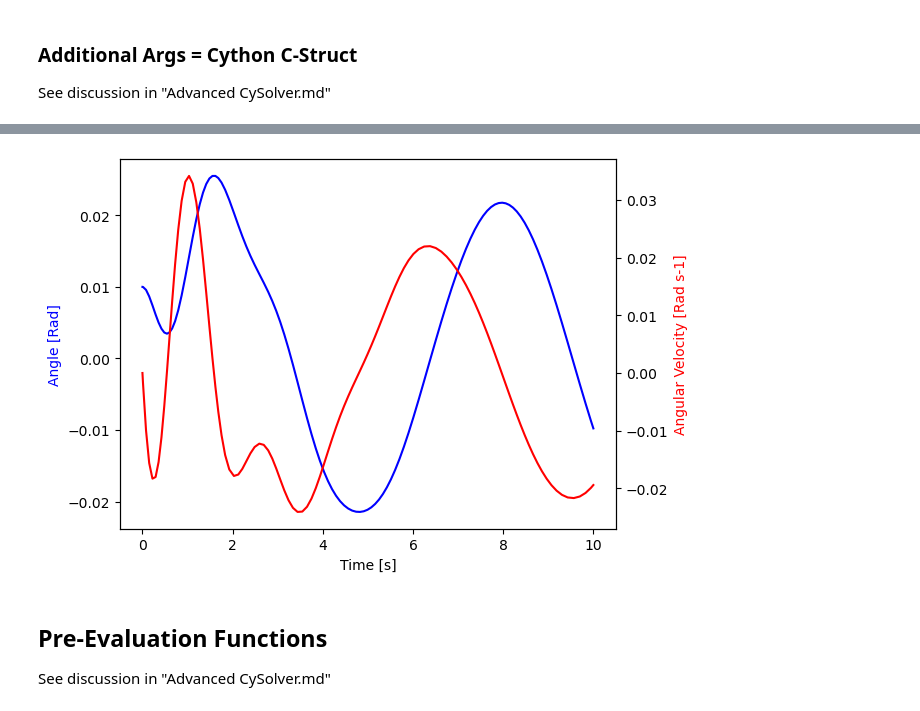
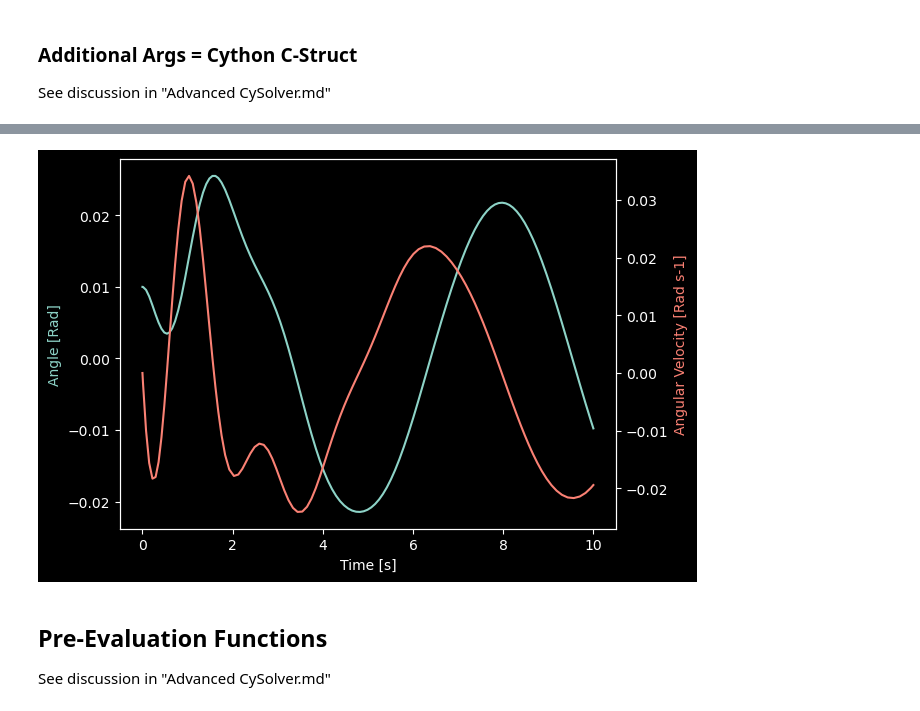
Before and after one commit to jrenaud90/CyRK, a Jupyter notebook: Demos/2 - Advanced CySolver Examples.ipynb, the cells around one changed output, grey strips where cells are left out. Saved outputs shown, nothing was run; the diff lists cells and outputs as text; code cells hidden in the pictures.

```diff
--- a/Demos/2 - Advanced CySolver Examples.ipynb
+++ b/Demos/2 - Advanced CySolver Examples.ipynb
@@ -4,6 +4,7 @@ This notebook showcases some of the advanced functionality of the CySolver backe
 In order to run these cells you need to make sure Cython, Jupyter, CyRK, and Numpy are installed.
 # %%
 import matplotlib.pyplot as plt
+plt.style.use('dark_background')
 # Hack the cython magic so that it can set the correct C++ standard.
 %load_ext Cython
 import sys
@@ -637,14 +640,14 @@ Integration message: Integration completed without issue.
 # %%
 fig, ax = plt.subplots()
 ax2 = ax.twinx()
-ax.plot(result_drag.t, result_drag.y[0], c='b')
-ax2.plot(result_drag.t, result_drag.y[1], c='r')
-ax.set_ylabel("Angle [Rad]", c='b')
+ax.plot(result_drag.t, result_drag.y[0], c='C0')
+ax2.plot(result_drag.t, result_drag.y[1], c='C3')
+ax.set_ylabel("Angle [Rad]", c='C0')
 ax.set_xlabel("Time [s]")
-ax2.set_ylabel("Angular Velocity [Rad s-1]", c='r')
+ax2.set_ylabel("Angular Velocity [Rad s-1]", c='C3')
 plt.show()
 # %% [output]
-[figure, old version]
+[figure, new version]
 # %% [markdown]
 ## Pre-Evaluation Functions
 See discussion in "Advanced CySolver.md"
```
Also changed, not shown: parts of 13 cells of this notebook, 9 other files.
